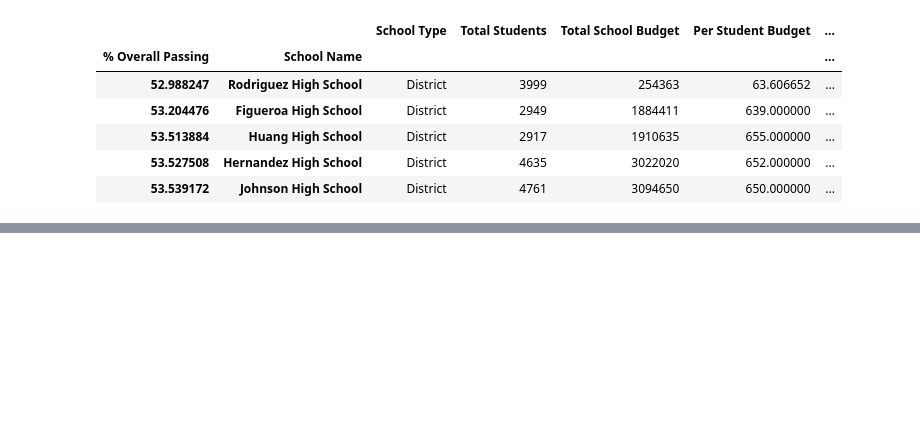
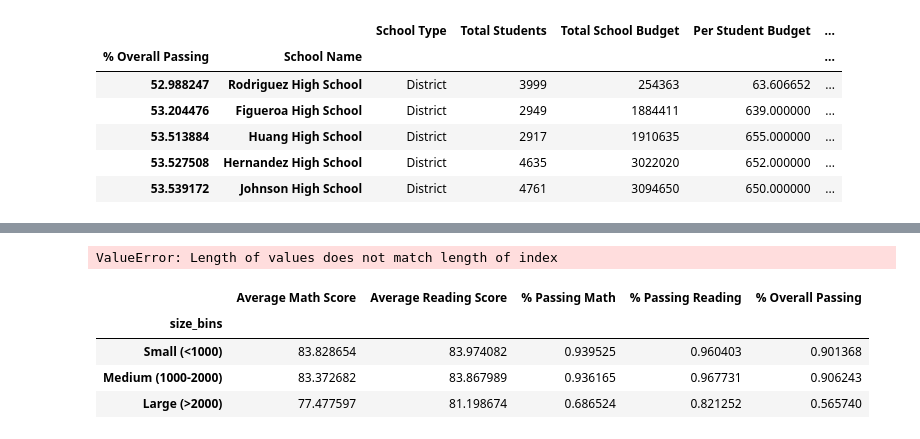
Before and after one commit to acrole/pandas-challenge, a Jupyter notebook: PyCitySchools/PyCitySchools.ipynb, the cells around one changed output, grey strips where cells are left out. Saved outputs shown, nothing was run; the diff lists cells and outputs as text; code cells hidden in the pictures; blank space fills up the shorter version.

```diff
--- a/PyCitySchools/PyCitySchools.ipynb
+++ b/PyCitySchools/PyCitySchools.ipynb
@@ -495,0 +473,58 @@ student_data
+# %%
+# Scores by School Spending
+
+bins = [0, 585, 615 ,645, 675]
+bin_names = ["<$585", "$585-615", "$615-645", "$645-675"]
+new_district_data['spending_bins'] = pd.cut(new_district_data['budget']/new_district_data)['size'], bins, labels = bin_names
+
+data_by_spending = new_district_data.groupby('spending_bins')
+
+avg_math = data_by_spending['math_score'].mean()
+avg_reading = data_by_spending['reading_score'].mean()
+passing_math = new_district_data[new_district_data['math_score'] >= 70].groupby('spending_bins')['student_id'].count()/data_by_spending['student_id'].count()
+passing_reading = new_district_data[new_district_data['reading_score'] >= 70].groupby('spending_bins')['student_id'].count()/data_by_spending['student_id'].count()
+overall = new_district_data[(new_district_data['reading_score'] >= 70) & (new_district_data['math_score'] >= 70)].groupby('spending_bins')['student_id'].count()/data_by_spending['student_id'].count()
+
+scores_by_spending = pd.DataFrame({
+    "Average Math Score": avg_math,
+    "Average Reading Score": avg_reading,
+    "% Passing Math": passing_math,
+    "% Passing Reading": passing_reading,
+    "% Overall Passing": overall
+
+})
+
+scores_by_spending
+# %% [output]
+ValueError: Length of values does not match length of index
+# %%
+# Scores by School Size
+
+bins = [0, 999, 1999, 9999999999]
+bin_names = ["Small (<1000)", "Medium (1000-2000)", "Large (>2000)"]
+new_district_data['size_bins'] = pd.cut(new_district_data['size'], bins, labels = bin_names)
+
+data_by_size = new_district_data.groupby('size_bins')
+
+avg_math = data_by_size['math_score'].mean()
+avg_reading = data_by_size['reading_score'].mean()
+passing_math = new_district_data[new_district_data['math_score'] >= 70].groupby('size_bins')['student_id'].count()/data_by_size['student_id'].count()
+passing_reading = new_district_data[new_district_data['reading_score'] >= 70].groupby('size_bins')['student_id'].count()/data_by_size['student_id'].count()
+overall = new_district_data[(new_district_data['reading_score'] >= 70) & (new_district_data['math_score'] >= 70)].groupby('size_bins')['student_id'].count()/data_by_size['student_id'].count()
+
+scores_by_size = pd.DataFrame({
+    "Average Math Score": avg_math,
+    "Average Reading Score": avg_reading,
+    "% Passing Math": passing_math,
+    "% Passing Reading": passing_reading,
+    "% Overall Passing": overall
+
+})
+
+scores_by_size
+# %% [output]
+|  | Average Math Score | Average Reading Score | % Passing Math | % Passing Reading | % Overall Passing |
+| size_bins |  |  |  |  |  |
+| Small (<1000) | 83.828654 | 83.974082 | 0.939525 | 0.960403 | 0.901368 |
+| Medium (1000-2000) | 83.372682 | 83.867989 | 0.936165 | 0.967731 | 0.906243 |
+| Large (>2000) | 77.477597 | 81.198674 | 0.686524 | 0.821252 | 0.565740 |
```
Also changed, not shown: parts of 5 cells of this notebook.
